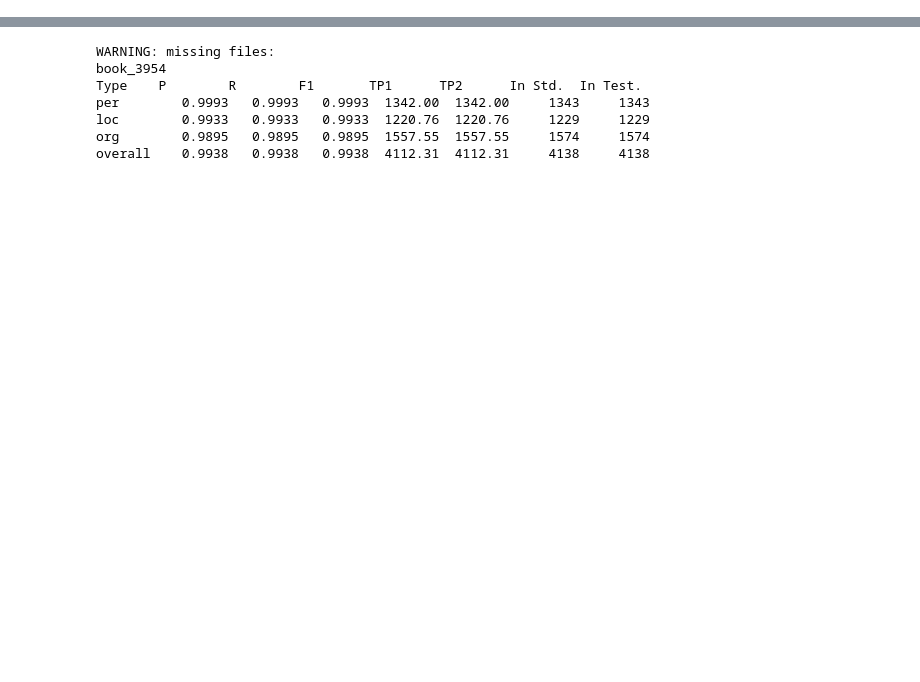
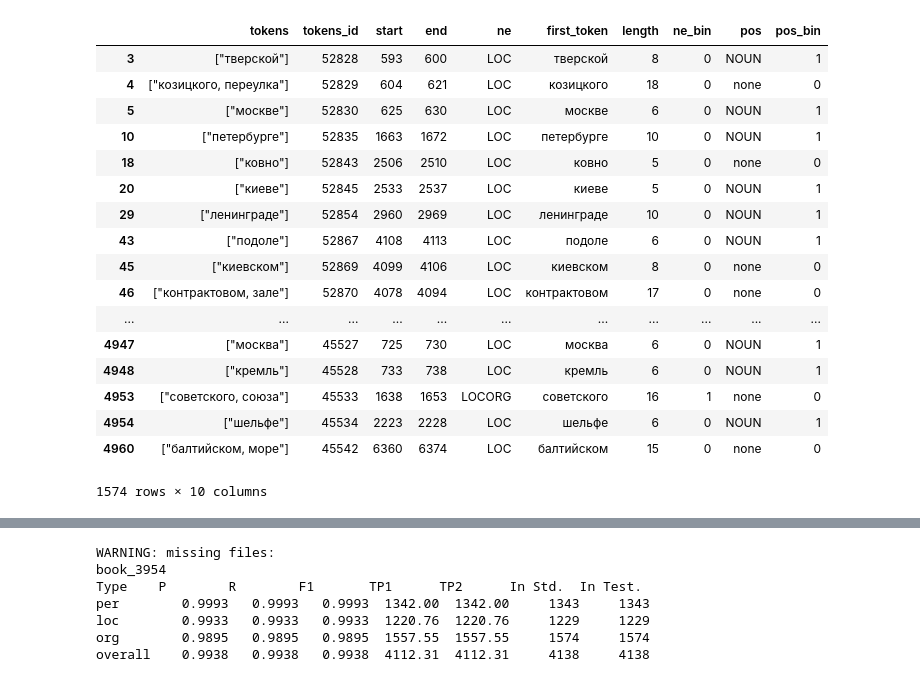
Before and after one commit to maloyan/NLPtasks, a Jupyter notebook: task1/GroupMind.ipynb, the cells around one changed output, grey strips where cells are left out. Drawn from its saved outputs; the diff is of its cells as text; code cells hidden in the pictures; blank space fills up the shorter version.

```diff
--- a/task1/GroupMind.ipynb
+++ b/task1/GroupMind.ipynb
@@ -42,0 +95,21 @@ LOCORG 41679 <1151; 1164> "северной кореи"
+# %%
+df_testst
+# %% [output]
+|  | tokens | tokens_id | start | end | ne | first_token | length | ne_bin | pos | pos_bin |
+| 3 | ["тверской"] | 52828 | 593 | 600 | LOC | тверской | 8 | 0 | NOUN | 1 |
+| 4 | ["козицкого, переулка"] | 52829 | 604 | 621 | LOC | козицкого | 18 | 0 | none | 0 |
+| 5 | ["москве"] | 52830 | 625 | 630 | LOC | москве | 6 | 0 | NOUN | 1 |
+| 10 | ["петербурге"] | 52835 | 1663 | 1672 | LOC | петербурге | 10 | 0 | NOUN | 1 |
+| 18 | ["ковно"] | 52843 | 2506 | 2510 | LOC | ковно | 5 | 0 | none | 0 |
+| 20 | ["киеве"] | 52845 | 2533 | 2537 | LOC | киеве | 5 | 0 | NOUN | 1 |
+| 29 | ["ленинграде"] | 52854 | 2960 | 2969 | LOC | ленинграде | 10 | 0 | NOUN | 1 |
+| 43 | ["подоле"] | 52867 | 4108 | 4113 | LOC | подоле | 6 | 0 | NOUN | 1 |
+| 45 | ["киевском"] | 52869 | 4099 | 4106 | LOC | киевском | 8 | 0 | none | 0 |
+| 46 | ["контрактовом, зале"] | 52870 | 4078 | 4094 | LOC | контрактовом | 17 | 0 | none | 0 |
+| ... | ... | ... | ... | ... | ... | ... | ... | ... | ... | ... |
+| 4947 | ["москва"] | 45527 | 725 | 730 | LOC | москва | 6 | 0 | NOUN | 1 |
+| 4948 | ["кремль"] | 45528 | 733 | 738 | LOC | кремль | 6 | 0 | NOUN | 1 |
+| 4953 | ["советского, союза"] | 45533 | 1638 | 1653 | LOCORG | советского | 16 | 1 | none | 0 |
+| 4954 | ["шельфе"] | 45534 | 2223 | 2228 | LOC | шельфе | 6 | 0 | NOUN | 1 |
+| 4960 | ["балтийском, море"] | 45542 | 6360 | 6374 | LOC | балтийском | 15 | 0 | none | 0 |
+1574 rows × 10 columns
```
Also changed, not shown: parts of 26 cells of this notebook.
